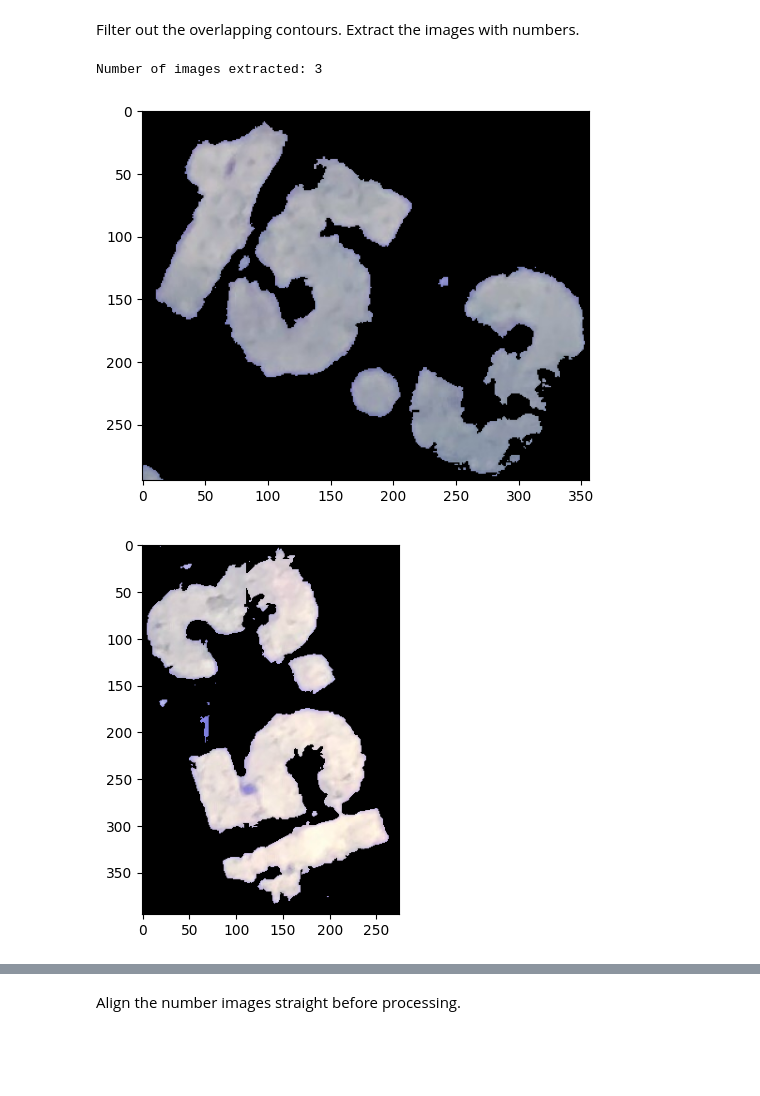
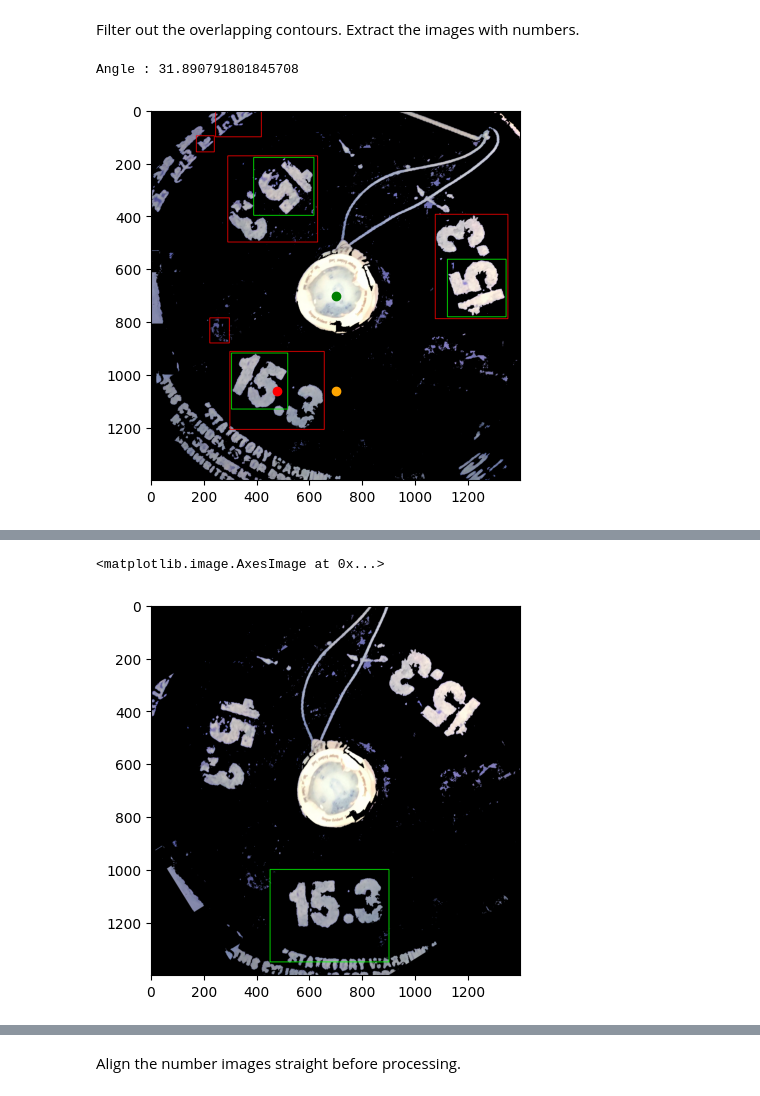
Before and after one commit to siddeshwarnavink/gas-cylinder-weight, a Jupyter notebook: gas-cylinder-weight/code-testing/non-pointer-solution(copy).ipynb, the cells around one changed output, grey strips where cells are left out. Drawn from its saved outputs; the diff is of its cells as text; code cells hidden in the pictures; blank space fills up the shorter version.

```diff
--- a/gas-cylinder-weight/code-testing/non-pointer-solution(copy).ipynb
+++ b/gas-cylinder-weight/code-testing/non-pointer-solution(copy).ipynb
@@ -111,9 +111,31 @@ plt.imshow(cropped_image)
 # %% [output]
 <matplotlib.image.AxesImage at 0x...>
 [figure]
+# %%
+def findAngle(x,y,w,h):
+    rect_center_x = x + w // 2
+    rect_center_y = y + h // 2
+    img_center_x = cropped_image.shape[1] // 2
+    img_center_y = cropped_image.shape[0] // 2
+    # distance = np.sqrt((rect_center_x - img_center_x) ** 2 + (rect_center_y - img_center_y) ** 2)
+    ref_point_x = img_center_x
+    ref_point_y = rect_center_y
+    distance_yellow_to_orange = np.sqrt((ref_point_x - img_center_x) ** 2 + (ref_point_y - img_center_y) ** 2)
+    distance_red_to_orange = np.sqrt((ref_point_x - rect_center_x) ** 2 + (ref_point_y - rect_center_y) ** 2)
+    # print(f" Distance btw red to orange : {distance_red_to_orange}")
+    # print(f" Distance btw yellow to orange : {distance_yellow_to_orange}")
+    radians= np.arctan(distance_red_to_orange/distance_yellow_to_orange)
+    angle= np.degrees(radians)
+    print(f"Angle : {angle}")
+    plt.imshow(cropped_image)
+    plt.scatter(rect_center_x,rect_center_y,c='red')
+    plt.scatter(img_center_x,img_center_y,c='green')
+    plt.scatter(ref_point_x,ref_point_y,c='orange')
+    return angle
 # %% [markdown]
 Filter out the overlapping contours. Extract the images with numbers.
 # %%
+rotated_image = originalImage
 def check_contour_overlap(contour1, contour2):
     # Get the bounding rectangles of the contours
     x1, y1, w1, h1 = cv2.boundingRect(contour1)
@@ -125,35 +147,44 @@ def check_contour_overlap(contour1, contour2):
     rect2_tl = (x2, y2)
     rect2_br = (x2 + w2, y2 + h2)
 
     # Check if the rectangles intersect
     if rect1_tl[0] < rect2_br[0] and rect1_br[0] > rect2_tl[0] and rect1_tl[1] < rect2_br[1] and rect1_br[1] > rect2_tl[1]:
         return True  # Contours overlap
     else:
         return False  # Contours do not overlap
 
 def filterNumberImages(image, number_positions, nearby_contours):
     img_counter=0
     extract_images=[]
 
     for parentCntData in nearby_contours:
         for childCntData in number_positions:
             if(check_contour_overlap(parentCntData['cnt'],childCntData['cnt'])):
                 img_counter+=1
                 x, y, w, h = cv2.boundingRect(parentCntData['cnt'])
+                if x < 800 and y > 800 :
+                    global rotated_image
+
+                    angle = findAngle(x,y,w,h)
+                    rows, cols = cropped_image.shape[:2]
+                    M = cv2.getRotationMatrix2D((cols / 2, rows / 2), angle, 1)
+                    rotated_image = cv2.warpAffine(originalImage, M, (cols, rows))
+                    # plt.imshow(rotated_image)
+                    # plt.show()
+                    break
                 extract_image = originalImage[y:y+h, x:x+w]
                 extract_images.append(extract_image)
     return extract_images
 
 
 def displayImages(images):
     for img in images:
         plt.imshow(img)
         plt.show()
 
 extract_images=filterNumberImages(cropped_image, number_positions, nearby_contours)
-print(f'Number of images extracted: {len(extract_images)}')
-displayImages(extract_images)
+# print(f'Number of images extracted: {len(extract_images)}')
+#displayImages(extract_images)
 # %% [output]
-Number of images extracted: 3
+Angle : 31.890791801845708
-[figure, old version]
+[figure, new version]
-[figure, removed]
@@ -160,0 +191,7 @@ Number of images extracted: 3
+# %%
+img_copy_2= np.copy(rotated_image)
+cv2.rectangle(img_copy_2,(450,1000),(900,1350),(0, 255, 0), 2)
+plt.imshow(img_copy_2)
+# %% [output]
+<matplotlib.image.AxesImage at 0x...>
+[figure, added]
```
Also changed, not shown: parts of 7 cells of this notebook, 1 other file.
